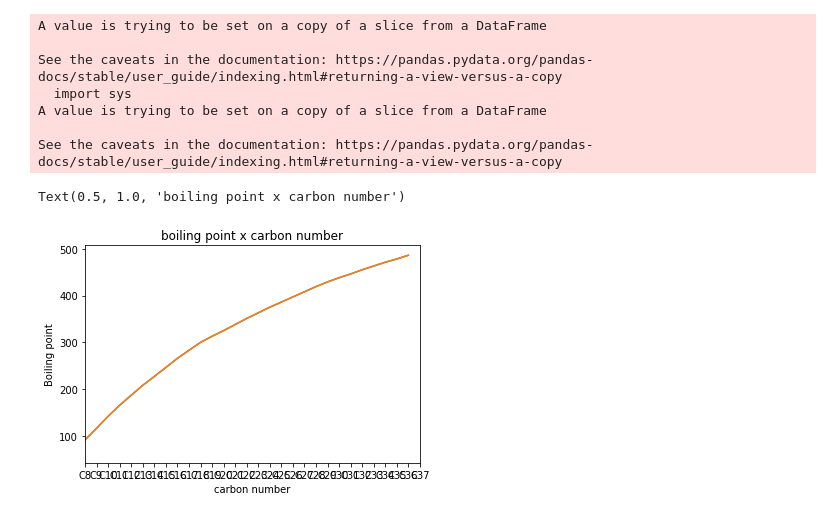
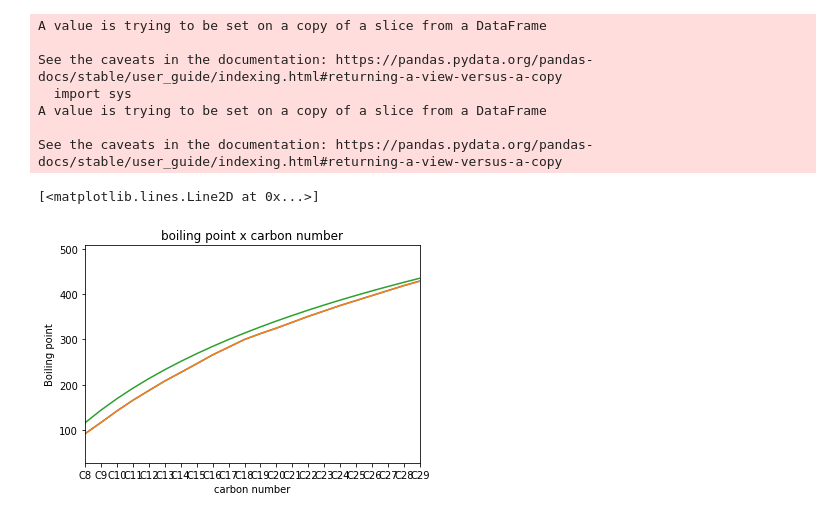
Before and after one commit to MarlenGabrich/GTF, a Jupyter notebook: Caract_pres.ipynb, the cells around one changed output. Saved outputs shown, nothing was run; the diff lists cells and outputs as text; code cells hidden in the pictures.

```diff
--- a/Caract_pres.ipynb
+++ b/Caract_pres.ipynb
@@ -294,0 +269,16 @@ df_ped.set_index('component'), df_cis.set_index('component')
+# %%
+e_ped = (100 - df_ped['molar_percentage'].sum()[0])/(c-c_plus_n)
+e_cis = (100 - df_cis['molar_percentage'].sum()[0])/(c-c_plus_n)
+pp = c_plus_n-1
+
+for i in df_ped['molar_percentage'][c_plus_n:]:
+  pp +=1
+  df_ped['molar_percentage'][pp] = df_ped['molar_percentage'][pp]+e_ped
+
+pc = c_plus_n-1
+for i in df_cis['molar_percentage'][c_plus_n:]:
+  pc+=1
+  df_cis['molar_percentage'][pc] = df_cis['molar_percentage'][pc]+e_cis
+
+df_ped, df_cis
+df_ped['molar_percentage'].sum().round(2)[0], df_cis['molar_percentage'].sum().round(2)[0]
@@ -377,13 +369,13 @@ Coef_e = pd.read_csv('Coefe.csv')
 # %%
-df_ped['Tc_SRK'] = df_ped['density']
-df_ped['Pc_SRK'] = df_ped['density']
-df_ped['Tc_PR'] = df_ped['density']
-df_ped['Pc_PR'] = df_ped['density']
+df_ped['Tc_SRK'] = np.nan
+df_ped['Pc_SRK'] = np.nan
+df_ped['Tc_PR'] = np.nan
+df_ped['Pc_PR'] = np.nan
 
-df_cis['Tc_SRK'] = df_cis['density']
-df_cis['Pc_SRK'] = df_cis['density']
-df_cis['Tc_PR'] = df_cis['density']
-df_cis['Pc_PR'] = df_cis['density']
+df_cis['Tc_SRK'] = np.nan
+df_cis['Pc_SRK'] = np.nan
+df_cis['Tc_PR'] = np.nan
+df_cis['Pc_PR'] = np.nan
 # %%
 lst = [i for i in range(8,Cn_max+1)]
 for i in lst:
@@ -501,12 +503,21 @@ See the caveats in the documentation: https://pandas.pydata.org/pandas-docs/stab
 # %%
 plt.plot(df_ped['component'], df_ped['Boiling point'], label = 'M Pedersen')
 plt.plot(df_cis['component'],df_cis['Boiling point'],label= 'M Cismondi')
 plt.ylabel('Boiling point')
 plt.xlabel('carbon number')
-plt.xlim(9,38)
+plt.xlim(9,30)
 plt.title('boiling point x carbon number')
 
-model1 = np. poly1d (np. polyfit (df. x , df. y , 1))
+x = BP['CN'].str.replace("C",r"",regex=True).values[:].astype('int64')
+y = BP[' average_bp']
+
+coefi = np.polyfit(np.log(x),y,1)
+ym1 = np.array([])
+
+for i in range (len(x)):
+  ym1 = np.append(ym1, coefi[0]*np.log(x[i])+ coefi[1])
+
+plt.plot(x,ym1, label = 'ajuste BP')
 # %% [output]
-Text(0.5, 1.0, 'boiling point x carbon number')
+[<matplotlib.lines.Line2D at 0x...>]
-[figure, old version]
+[figure, new version]
```
Also changed, not shown: parts of 21 cells of this notebook.
